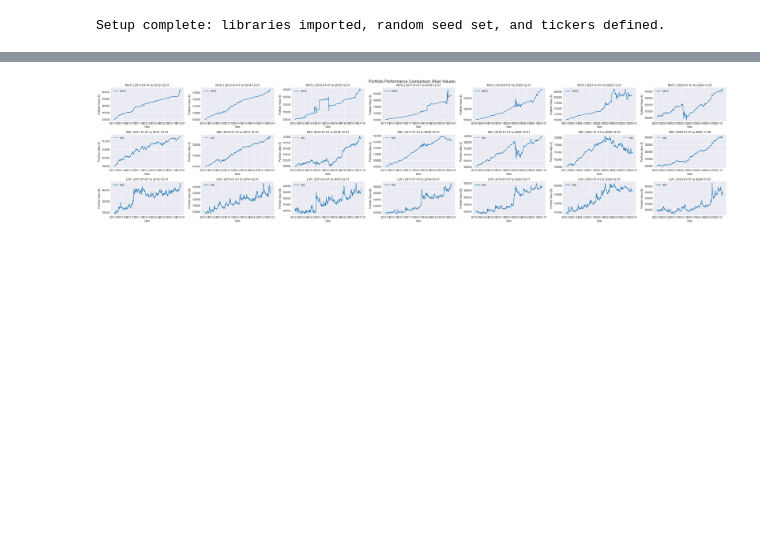
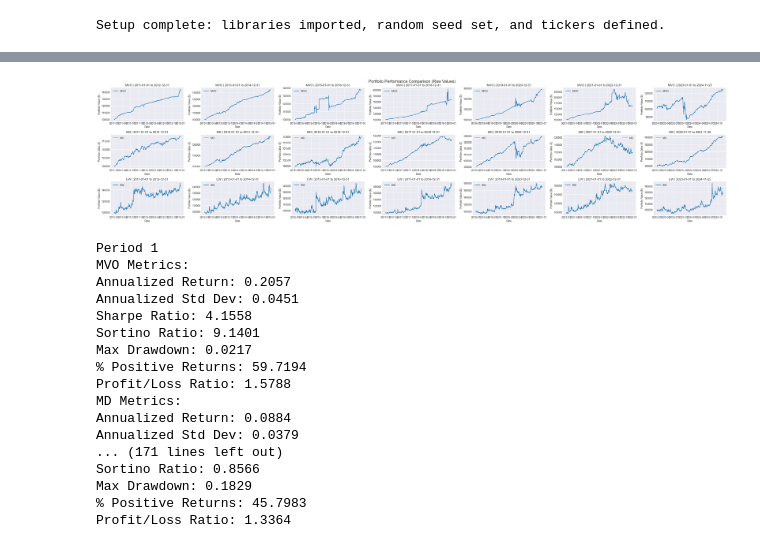
Before and after one commit to AmanNarendraAli/PortfolioOptimisationCapstone, a Jupyter notebook: main.ipynb, the cells around one changed output, grey strips where cells are left out. Drawn from its saved outputs; the diff is of its cells as text; code cells hidden in the pictures; blank space fills up the shorter version.

```diff
--- a/main.ipynb
+++ b/main.ipynb
@@ -57,11 +56,19 @@ def get_data(tickers, start_date, end_date):
     Returns:
     - DataFrame of adjusted close prices, with each column representing a ticker
     """
-    # Fetch data from yfinance
-    data = yf.download(tickers, start=start_date, end=end_date)['Adj Close']
+    # Fetch asset prices
+    asset_data = yf.download(tickers, start=start_date, end=end_date)['Adj Close']
+    asset_data.dropna(inplace=True)
 
-    # Drop rows with missing values, if any, to ensure data continuity
-    data.dropna(inplace=True)
+    # Fetch risk-free rate (^IRX) which represents the 13-week Treasury Bill
+    rf_ticker = '^IRX'
+    rf_data = yf.download(rf_ticker, start=start_date, end=end_date)['Adj Close']
+    rf_data = rf_data.resample('D').ffill()  # Forward-fill to get daily rates
+    rf_data = rf_data / 100 / TRADING_DAYS_PER_YEAR  # Convert annual percentage to daily decimal
+
+    # Combine asset data and risk-free rates
+    data = asset_data.join(rf_data.rename('Risk_Free_Rate_Daily'), how='left')
+    data['Risk_Free_Rate_Daily'].fillna(method='ffill', inplace=True)
 
     return data
 
@@ -871,8 +822,40 @@ Profit/Loss Ratio: 1.3297
-# %%
-strategies = ['MVO', 'MD', 'EW']
-plot_performance_comparison(portfolio_histories, periods, strategies)
-# %% [output]
-[figure, removed]
+# %%
+strategies = ['LSTM','MVO', 'MD', 'EW']
+plot_performance_comparison(portfolio_histories, periods, strategies)
+for i in range(len(mvo_metrics)):
+    print(f"Period {i+1}")
+    print("LSTM Metrics:")
+    for key, value in lstm_metrics[i].items():
+        print(f"{key}: {value:.4f}")
+    print("MVO Metrics:")
+    for key, value in mvo_metrics[i].items():
+        print(f"{key}: {value:.4f}")
+    print("MD Metrics:")
+    for key, value in md_metrics[i].items():
+        print(f"{key}: {value:.4f}")
+    print("EW Metrics:")
+    for key, value in ew_metrics[i].items():
+        print(f"{key}: {value:.4f}")
+    print("\n")
+# %% [output]
+[figure, added]
+Period 1
+MVO Metrics:
+Annualized Return: 0.2057
+Annualized Std Dev: 0.0451
+Sharpe Ratio: 4.1558
+Sortino Ratio: 9.1401
+Max Drawdown: 0.0217
+% Positive Returns: 59.7194
+Profit/Loss Ratio: 1.5788
+MD Metrics:
+Annualized Return: 0.0884
+Annualized Std Dev: 0.0379
+... (171 lines left out)
+Sortino Ratio: 0.8566
+Max Drawdown: 0.1829
+% Positive Returns: 45.7983
+Profit/Loss Ratio: 1.3364
 # %%
 strategies = ['LSTM','MVO', 'MD']
 asset_names = TICKERS
```
Also changed, not shown: parts of 9 cells of this notebook, 1 other file.
